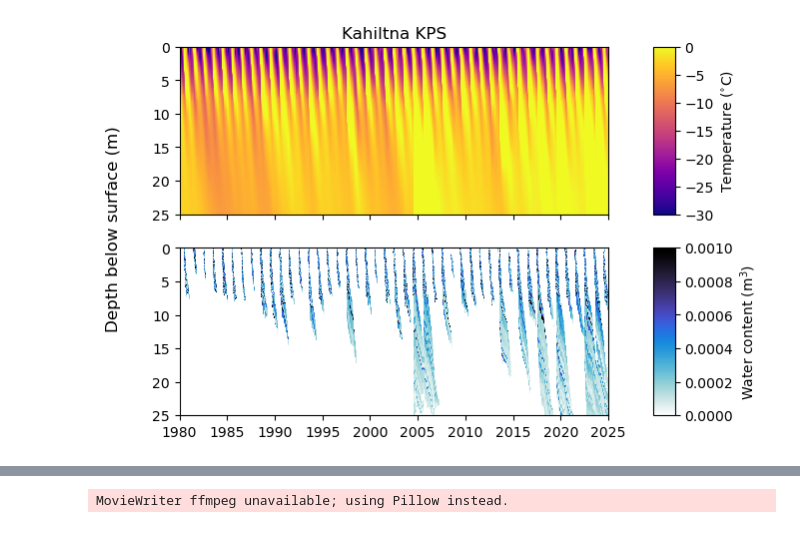
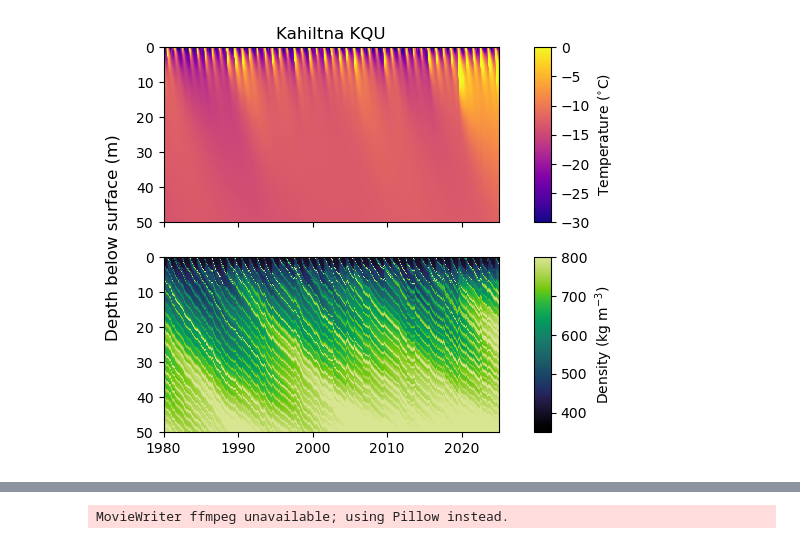
Before and after one commit to clairevwilson/CommunityFirnModel, a Jupyter notebook: CFM_main/firn_project.ipynb, the cells around one changed output, grey strips where cells are left out. Cells and saved outputs as stored; diff of their text form; code cells hidden in the pictures.

```diff
--- a/CFM_main/firn_project.ipynb
+++ b/CFM_main/firn_project.ipynb
@@ -91,12 +178,19 @@ for site in ['EC']: #
 # ALL SITES SIMPLE FIGURE
 all_measured = []
 all_modeled = []
-string = 'noqm'
-sites_compare = ['KPS']
+string = 'tpx1'
+sites_compare = ['EC','T','Z','KPS']
 for site in sites_compare:
     # measured
-    glacier = 'wolverine' if site == 'EC' else 'kahiltna' if site == 'KPS' else 'gulkana'
-    date = dates_wolverine_spring[-1] if site == 'EC' else dates_kahiltna_spring[-1] if site == 'KPS' else '2025_04_20'
+    glacier = get_glacier(site)
+    if site == 'EC':
+        date = dates_wolverine[-1]
+    elif site == 'KPS':
+        date = dates_KPS[-1]
+    elif site == 'KQU':
+        date = dates_KQU[-1]
+    else:
+        date = '2025_04_20'
     density_meas, layer_tops, layer_bottoms = get_density_measured(site, date)
 
     # modeled
@@ -104,7 +198,8 @@ for site in sites_compare:
                    'T':f'{glacier}{site}/{glacier}{site}_{string}/CFMresults.hdf5',
                    'EC':f'{glacier}{site}/{glacier}{site}_{string}/CFMresults.hdf5',
                    'KPS':f'{glacier}{site}/{glacier}{site}_{string}/CFMresults.hdf5'}
-    cfm_fn = cfm_fn_dict[site]
+    # cfm_fn = cfm_fn_dict[site]
+    cfm_fn = f'{glacier}{site}/{glacier}{site}_{string}/CFMresults.hdf5'
     density_mod, depth_mod = get_var_modeled(out_fp + cfm_fn, date, 'density')
 
     # get depth of seasonal snow
@@ -203,50 +252,51 @@ Mean MAE:                21.260     34.796
 # plt.show()
 # %%
 # SIMPLE HEATMAP
-site = 'KPS'
-variables = ['temperature', 'LWC']
-max_depth = 25
-fstring = 'noqm'
+site = 'KQU'
+variables = ['temperature', 'density']
+max_depth = 50
+fstring = 'sitecal'
 var_labels = {'temperature':'Temperature ($^{\circ}$C)','LWC':'Water content (m$^{3}$)',
               'age':'Age (years)','density':'Density (kg m$^{-3}$)'}
 var_ranges = {'temperature':(-30, 0), 'LWC':(0, 0.001),
               'age':(0, 25), 'density':(350, 800)}
 var_cmaps = {'temperature':'plasma','LWC':'cmr.freeze_r','density':'cmr.toxic','age':'cmr.emerald'}
 
-fig, all_axes = plt.subplots(len(variables), 2, width_ratios=(1, 0.05), sharex='col')
-axes = all_axes[:, 0]
-caxes = all_axes[:, 1]
-if len(variables) == 1:
-    axes = [axes]
-    caxes = [caxes]
-glacier = 'wolverine' if site == 'EC' else 'kahiltna' if site == 'KPS' else 'gulkana'
-output = h5py.File(base_fp + f'Output/{glacier}{site}/{glacier}{site}_{fstring}/CFMresults.hdf5')
-for cax,ax,var in zip(caxes, axes, variables):
-    norm = mpl.colors.Normalize(vmin=var_ranges[var][0], vmax=var_ranges[var][1])
+for fstring in [fstring]:
+    fig, all_axes = plt.subplots(len(variables), 2, width_ratios=(1, 0.05), sharex='col', figsize=(5, 5))
+    axes = all_axes[:, 0]
+    caxes = all_axes[:, 1]
+    if len(variables) == 1:
+        axes = [axes]
+        caxes = [caxes]
+    glacier = get_glacier(site)
+    output = h5py.File(base_fp + f'Output/{glacier}{site}/{glacier}{site}_{fstring}/CFMresults.hdf5')
+    for cax,ax,var in zip(caxes, axes, variables):
+        norm = mpl.colors.Normalize(vmin=var_ranges[var][0], vmax=var_ranges[var][1])
 
-    # find layer tops and bottoms
-    depth_mod = output['depth'][1:]
-    max_idx = np.where(depth_mod > max_depth)[0][0]
-    depth_mod = depth_mod[:max_idx]
+        # find layer tops and bottoms
+        depth_mod = output['depth'][1:]
+        max_idx = np.where(depth_mod > max_depth)[0][0]
+        depth_mod = depth_mod[:max_idx]
 
-    # get times and data into the correct format
-    times = output['density'][1:, 0]
-    D, T = np.meshgrid(depth_mod, times)
-    var_data = output[var][1:, 1:max_idx + 1]
-    if var == 'temperature':
-        var_data -= 273.15
+        # get times and data into the correct format
+        times = output['density'][1:, 0]
+        D, T = np.meshgrid(depth_mod, times)
+        var_data = output[var][1:, 1:max_idx + 1]
+        if var == 'temperature':
+            var_data -= 273.15
 
-    c = ax.pcolormesh(T, D, var_data,shading='auto', cmap=var_cmaps[var], norm=norm)
-    ax.invert_yaxis()
-    ax.set_xlim(1980, 2025)
-    cb = fig.colorbar(c, cax=cax)
-    cb.set_label(var_labels[var])
-output.close()
-fig.supylabel('Depth below surface (m)', x=0.01)
-vars_str = '_'.join(vars)
-out_fn = f'Figs/{glacier}{site}_{vars_str}_heatmap.png'
-axes[0].set_title(f'{glacier.capitalize()} {site}')
-plt.savefig(base_fp+out_fn, dpi=200, bbox_inches='tight')
-plt.show()
+        c = ax.pcolormesh(T, D, var_data,shading='auto', cmap=var_cmaps[var], norm=norm)
+        ax.invert_yaxis()
+        ax.set_xlim(1980, 2025)
+        cb = fig.colorbar(c, cax=cax)
+        cb.set_label(var_labels[var])
+    output.close()
+    fig.supylabel('Depth below surface (m)', x=0.01)
+    vars_str = '_'.join(variables)
+    out_fn = f'Figs/{glacier}{site}_{vars_str}_heatmap.png'
+    axes[0].set_title(f'{glacier.capitalize()} {site}')
+    plt.savefig(base_fp+out_fn, dpi=200, bbox_inches='tight')
+    plt.show()
 # %% [output]
-[figure, old version]
+[figure, new version]
```
Also changed, not shown: parts of 21 cells of this notebook, 9 other files.
